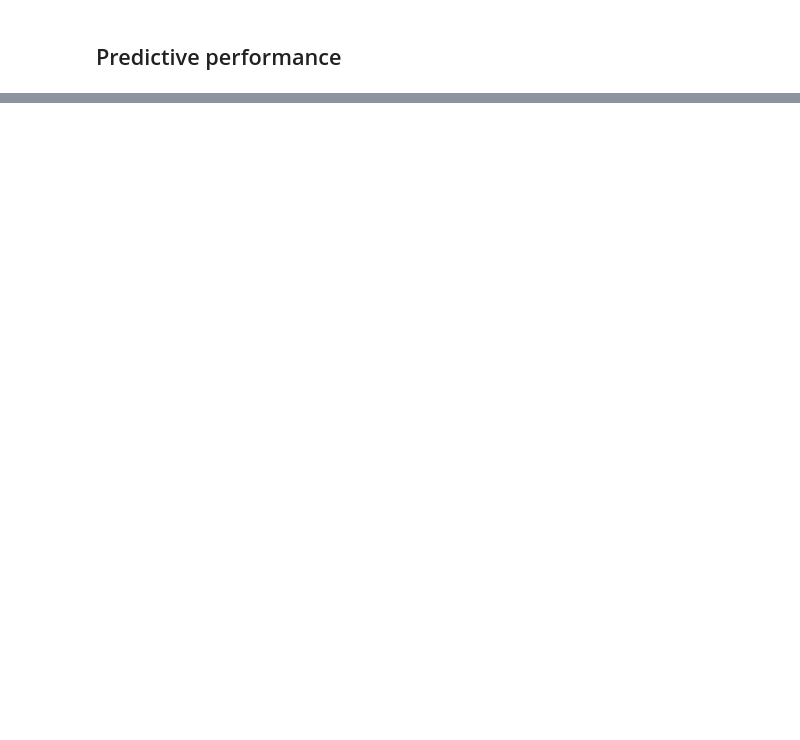
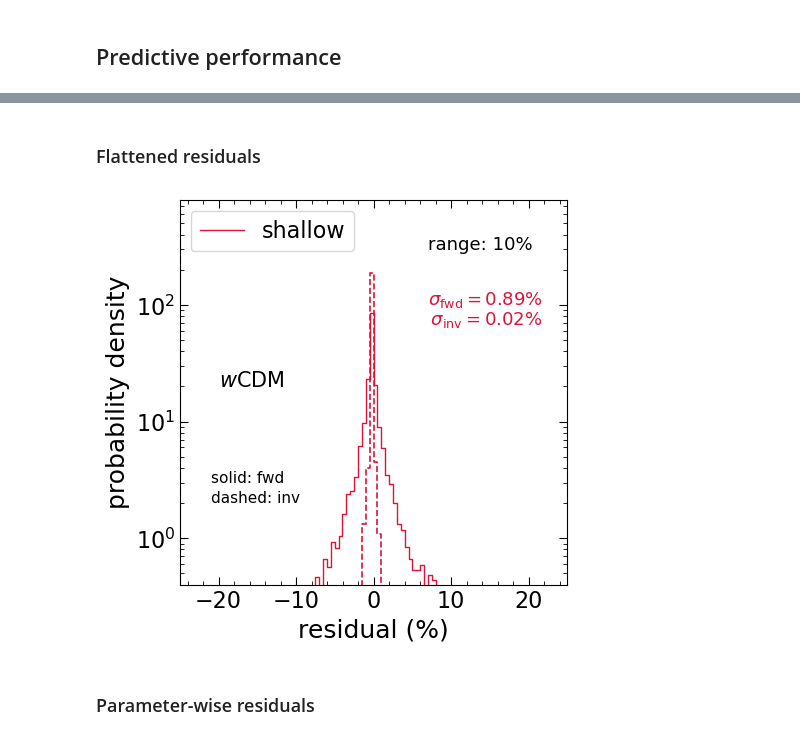
Before and after one commit to a-paranjape/zeldovich-smearing, a Jupyter notebook: emulation/Use_Emulators.ipynb, the cells around one changed output, grey strips where cells are left out. Saved outputs shown, nothing was run; the diff lists cells and outputs as text; code cells hidden in the pictures; blank space fills up the shorter version.

```diff
--- a/emulation/Use_Emulators.ipynb
+++ b/emulation/Use_Emulators.ipynb
@@ -390,2 +390,6 @@ Writing to file: emulators/z0.80/wcdm/plots/contours_zelsmear_geom.pdf
 # %% [markdown]
 ## Predictive performance
+# %%
+bins = np.linspace(-1,1,400)
+bin_mid = 0.5*(bins[1:]+bins[:-1])
+dx = bins[1]-bins[0]
@@ -391,0 +405,42 @@ Writing to file: emulators/z0.80/wcdm/plots/contours_zelsmear_geom.pdf
+# %% [markdown]
+### Flattened residuals
+# %%
+###########################
+# these were also produced by Build_Emulators.ipynb
+###########################
+err_agnos = (agnostic_predict/(agnostic + 1e-15) - 1).flatten()
+err_agnos = err_agnos[np.isfinite(err_agnos)]
+errwidth_agnos = 0.5*(np.percentile(err_agnos,84)-np.percentile(err_agnos,16))
+
+err_cosmo = (cosmological_predict/(cosmological + 1e-15) - 1).flatten()
+err_cosmo = err_cosmo[np.isfinite(err_cosmo)]
+errwidth_cosmo = 0.5*(np.percentile(err_cosmo,84)-np.percentile(err_cosmo,16))
+
+hist_agnos,dummy = np.histogram(err_agnos,bins=bins,density=False)
+hist_agnos = hist_agnos/err_agnos.size/dx
+hist_cosmo,dummy = np.histogram(err_cosmo,bins=bins,density=False)
+hist_cosmo = hist_cosmo/err_cosmo.size/dx
+
+FSize = 5
+plt.figure(figsize=(FSize,FSize))
+plt.yscale('log')
+plt.xlim(-25,25)
+plt.ylim(4e-1,8e2)
+plt.xlabel('residual (%)')
+plt.ylabel('probability density')
+Xt,Yf,Yi = 7,40,27
+plt.plot(bin_mid*100,hist_agnos,ls='-',c='crimson',drawstyle='steps',lw=1,label=Model_Name)
+plt.plot(bin_mid*100,hist_cosmo,ls='--',c='crimson',drawstyle='steps',lw=1.2)
+plt.text(Xt,Yf*2.5,'$\\sigma_{{\\rm fwd}} = {0:.2f}\%$'.format(100*errwidth_agnos),fontsize=FS3,c='crimson')
+plt.text(Xt,Yi*2.5,'$\\,\\sigma_{{\\rm inv}} = {0:.2f}\%$'.format(100*errwidth_cosmo),fontsize=FS3,c='crimson')
+plt.legend(loc='upper left')
+plt.text(-20,20,agem.cosmo_latex,fontsize=FS2)
+plt.text(Xt,3e2,'range: {0:.0f}%'.format(agem.perc*100),fontsize=FS3)
+plt.text(-21,3,'solid: fwd',fontsize=11)
+plt.text(-21,2,'dashed: inv',fontsize=11)
+plt.minorticks_on()
+plt.show()
+# %% [output]
+[figure, added]
+# %% [markdown]
+### Parameter-wise residuals
```
Also changed, not shown: parts of 13 cells of this notebook.
